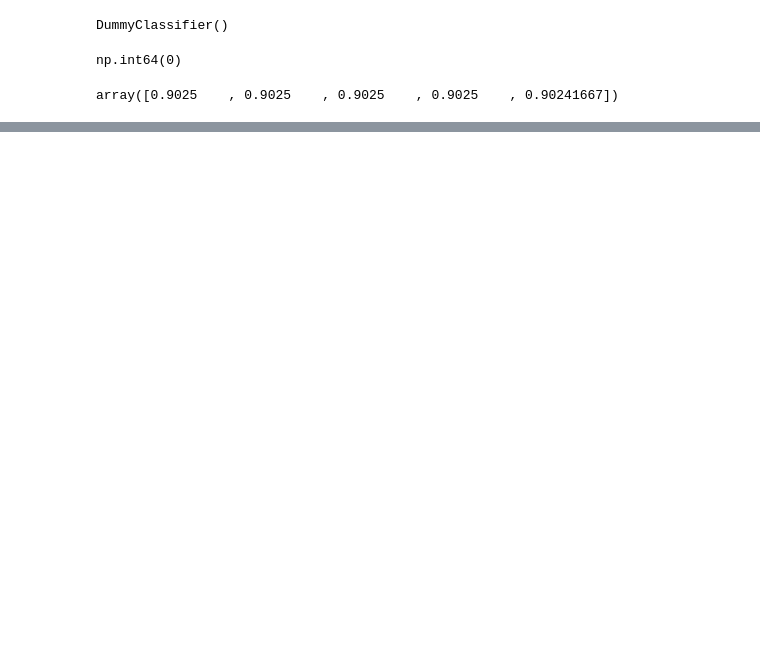
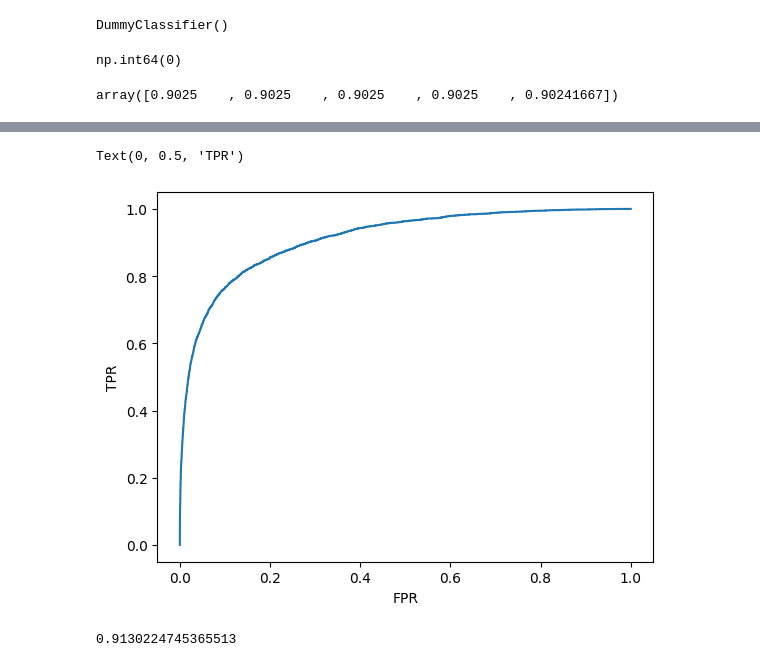
Before and after one commit to Faghaee2000/Handwritten-Digit-Classification-using-Machine-Learning, a Jupyter notebook: mnist_classification.ipynb, the cells around one changed output, grey strips where cells are left out. Drawn from its saved outputs; the diff is of its cells as text; code cells hidden in the pictures; blank space fills up the shorter version.

```diff
--- a/mnist_classification.ipynb
+++ b/mnist_classification.ipynb
@@ -84,0 +204,9 @@ array([0.9025    , 0.9025    , 0.9025    , 0.9025    , 0.90241667])
+# %%
+fpr, tpr, thresholds=roc_curve(y_train8, y_scores)
+# %%
+plt.plot(fpr, tpr)
+plt.xlabel("FPR")
+plt.ylabel("TPR")
+# %% [output]
+Text(0, 0.5, 'TPR')
+[figure, added]
@@ -84,0 +215,4 @@ array([0.9025    , 0.9025    , 0.9025    , 0.9025    , 0.90241667])
+# %%
+roc_auc_score(y_train8, y_scores)
+# %% [output]
+0.9130224745365513
```
Also changed, not shown: parts of 30 cells of this notebook.
